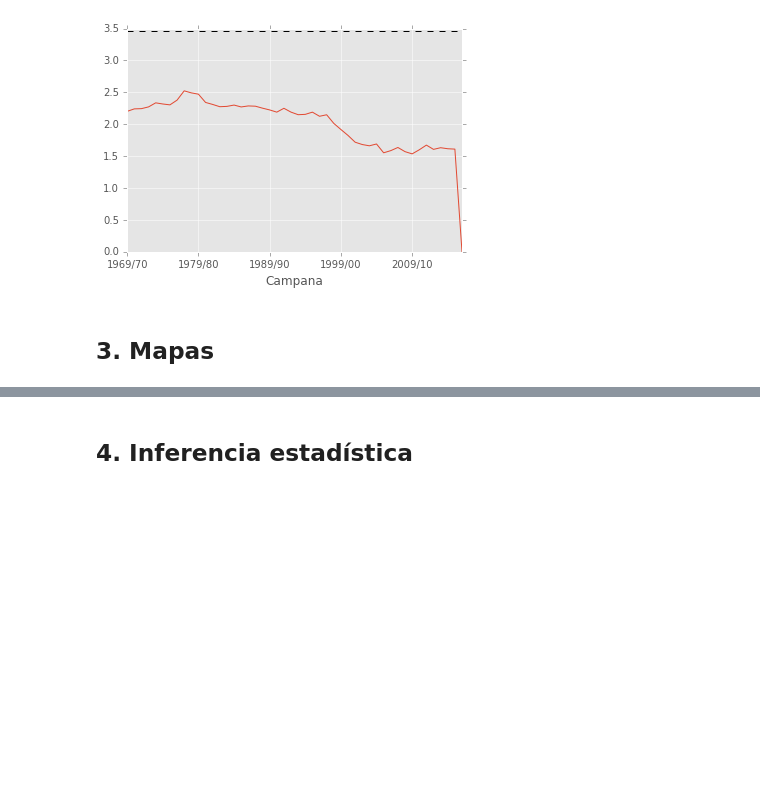
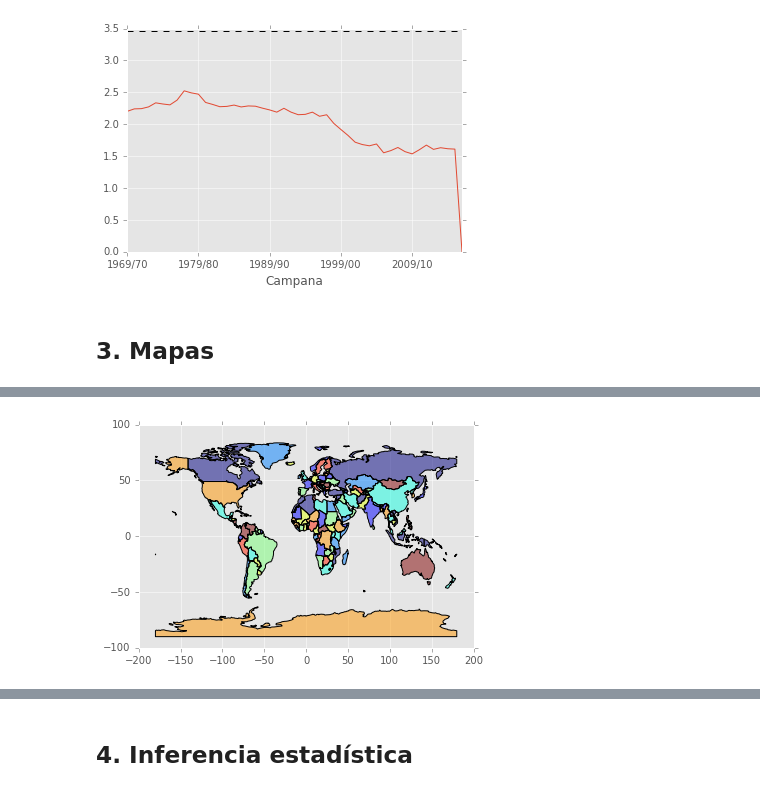
Before and after one commit to datosgobar/taller-analisis-datos-101, a Jupyter notebook: 2 - Análisis de datos agrícolas.ipynb, the cells around one changed output, grey strips where cells are left out. Cells and saved outputs as stored; diff of their text form; code cells hidden in the pictures; blank space fills up the shorter version.

```diff
--- a/2 - Análisis de datos agrícolas.ipynb
+++ b/2 - Análisis de datos agrícolas.ipynb
@@ -287,0 +321,23 @@ df = df[df.geometry.bounds.maxx<-50] # Sacar islas
+# %%
+import matplotlib.pyplot as plt
+import numpy as np
+from matplotlib import animation
+
+# Create the figure and axis
+fig = plt.figure()
+ax = plt.axes()
+
+world.plot(ax=ax)
+# mMke the initial polygon with all vertices set to 0
+def init():
+    return patch,
+
+def animate(i):
+    # Randomly set the vertices
+    for patch in ax.patches:
+        patch.set_facecolor(plt.cm.rainbow(np.random.rand()))
+    return patch,
+
+anim = animation.FuncAnimation(fig,animate,init_func=init,frames=36,interval=1000,blit=True)
+# %% [output]
+[figure, added]
```
Also changed, not shown: parts of 14 cells of this notebook.
